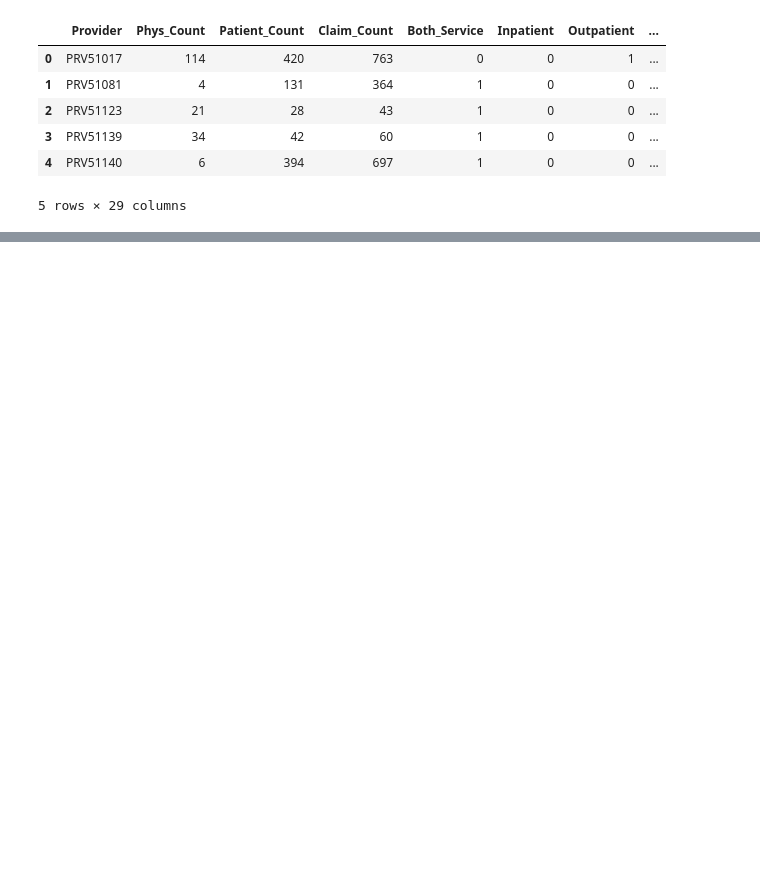
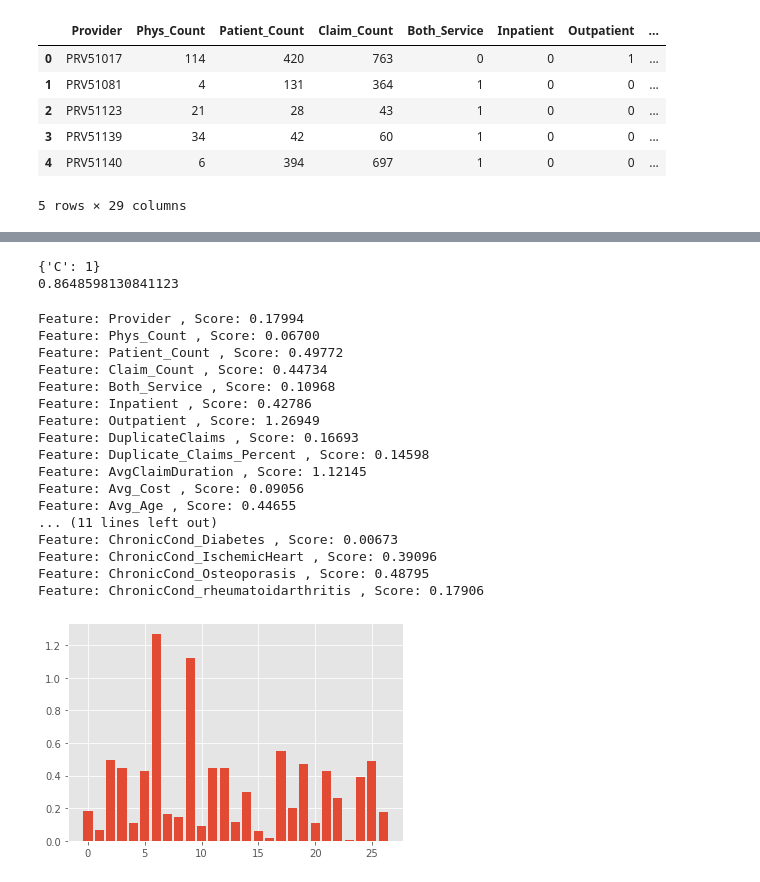
Before and after one commit to cosmochoi/healthcare_fraud, a Jupyter notebook: ML_Models.ipynb, the cells around one changed output, grey strips where cells are left out. Drawn from its saved outputs; the diff is of its cells as text; code cells hidden in the pictures; blank space fills up the shorter version.

Commit message:
Annie_initial_modeling

```diff
--- a/ML_Models.ipynb
+++ b/ML_Models.ipynb
@@ -37,0 +42,9 @@ Name: PotentialFraud, dtype: int64
+# %%
+from sklearn.linear_model import LogisticRegression
+import matplotlib.pyplot as plt
+import sklearn.model_selection as ms
+plt.style.use('ggplot')
+# %%
+logistic = LogisticRegression(C=1e4, solver = 'liblinear')
+logistic.fit(X_train, y_train)
+logistic.score(X_test, y_test)
@@ -37,0 +53,6 @@ Name: PotentialFraud, dtype: int64
+# %%
+grid_para_logit = {
+    'C': [0.001, 0.01, 0.1, 1, 10, 100, 1000, 10000]
+}
+grid_search_logit = ms.GridSearchCV(logistic, grid_para_logit, cv=5, n_jobs=-1)
+%time grid_search_logit.fit(X_train, y_train)
@@ -37,0 +75,35 @@ Name: PotentialFraud, dtype: int64
+# %%
+print(grid_search_logit.best_params_)
+print(grid_search_logit.best_score_)
+logistic_final = grid_search_logit.best_estimator_
+# %% [output]
+{'C': 1}
+0.8648598130841123
+# %%
+importance = logistic_final.coef_[0]
+# summarize feature importance
+for i,v in enumerate(importance):
+	print('Feature:', features.columns[i],', Score: %.5f' % (np.abs(v)))
+# plot feature importance
+
+plt.bar([x for x in range(len(importance))], np.abs(importance))
+plt.show()
+# %% [output]
+Feature: Provider , Score: 0.17994
+Feature: Phys_Count , Score: 0.06700
+Feature: Patient_Count , Score: 0.49772
+Feature: Claim_Count , Score: 0.44734
+Feature: Both_Service , Score: 0.10968
+Feature: Inpatient , Score: 0.42786
+Feature: Outpatient , Score: 1.26949
+Feature: DuplicateClaims , Score: 0.16693
+Feature: Duplicate_Claims_Percent , Score: 0.14598
+Feature: AvgClaimDuration , Score: 1.12145
+Feature: Avg_Cost , Score: 0.09056
+Feature: Avg_Age , Score: 0.44655
+... (11 lines left out)
+Feature: ChronicCond_Diabetes , Score: 0.00673
+Feature: ChronicCond_IschemicHeart , Score: 0.39096
+Feature: ChronicCond_Osteoporasis , Score: 0.48795
+Feature: ChronicCond_rheumatoidarthritis , Score: 0.17906
+[figure, added]
```
Also changed, not shown: parts of 11 cells of this notebook.
